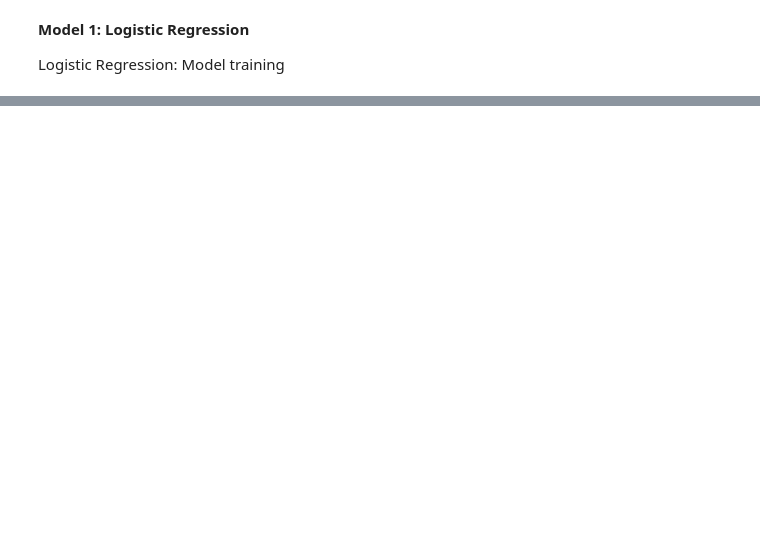
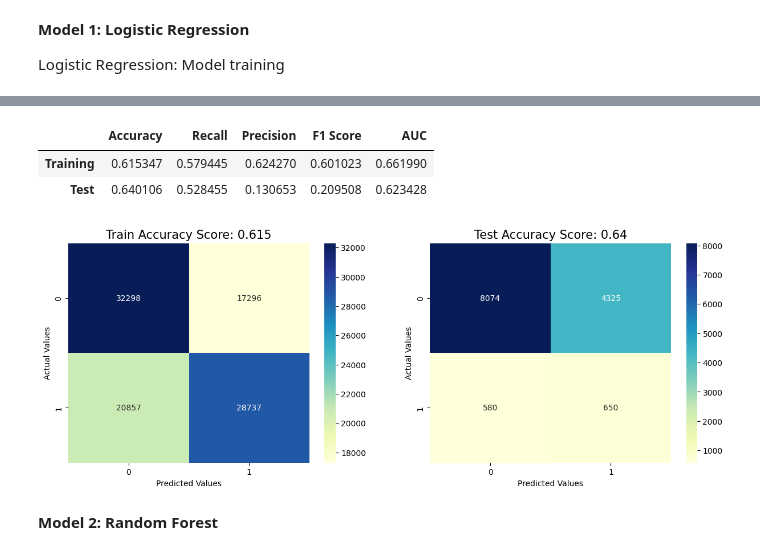
Before and after one commit to madokahazemi/diabetes-readmission-prediction, a Jupyter notebook: code/Prediction on Hospital Readmission.ipynb, the cells around one changed output, grey strips where cells are left out. Cells and saved outputs as stored; diff of their text form; code cells hidden in the pictures; blank space fills up the shorter version.

Commit message:
Model training

```diff
--- a/code/Prediction on Hospital Readmission.ipynb
+++ b/code/Prediction on Hospital Readmission.ipynb
@@ -825,0 +803,13 @@ X_train_resampled, y_train_resampled = smote.fit_resample(X_train_preprocessed,
+# %%
+from imblearn.over_sampling import SMOTE
+from imblearn.pipeline import Pipeline as ImbPipeline
+
+# Assuming X_train_preprocessed and y_train are your features and target after preprocessing
+smote = SMOTE(random_state=42)
+X_resampled, y_resampled = smote.fit_resample(X_train_preprocessed, y_train)
+
+# Debugging: Check the shape of the resampled data
+print(f"Original X_train shape: {X_train_preprocessed.shape}")
+print(f"Resampled X_train shape: {X_resampled.shape}")
+print(f"Original y_train distribution: {y_train.value_counts()}")
+print(f"Resampled y_train distribution: {pd.Series(y_resampled).value_counts()}")
@@ -825,0 +827,6 @@ X_train_resampled, y_train_resampled = smote.fit_resample(X_train_preprocessed,
+# %%
+X_train = X_resampled
+y_train = y_resampled
+
+X_test = X_test_preprocessed
+y_test = y_test
@@ -986,0 +840,54 @@ ROC AUC Score: 0.6325163913319579
+# %%
+# Train logistic regression model
+log_model = LogisticRegression(solver="liblinear", class_weight="balanced", random_state=42).fit(X_train, y_train)
+y_train_preds = log_model.predict_proba(X_train)[:,1]
+y_test_preds = log_model.predict_proba(X_test)[:,1]
+# %%
+# Compare metrics between training and validation
+thresh = 0.5
+training_metrics = {
+    "Accuracy": accuracy_score(y_train, (y_train_preds > thresh)),
+    "Recall": recall_score(y_train, (y_train_preds > thresh)),
+    "Precision": precision_score(y_train, (y_train_preds > thresh)),
+    "F1 Score": f1_score(y_train, (y_train_preds > thresh)),
+    "AUC": roc_auc_score(y_train, y_train_preds)
+}
+
+test_metrics = {
+    "Accuracy": accuracy_score(y_test, (y_test_preds > thresh)),
+    "Recall": recall_score(y_test, (y_test_preds > thresh)),
+    "Precision": precision_score(y_test, (y_test_preds > thresh)),
+    "F1 Score": f1_score(y_test, (y_test_preds > thresh)),
+    "AUC": roc_auc_score(y_test, y_test_preds)
+}
+
+pd.DataFrame([training_metrics, test_metrics], index=["Training", "Test"])
+# %% [output]
+|  | Accuracy | Recall | Precision | F1 Score | AUC |
+| Training | 0.615347 | 0.579445 | 0.624270 | 0.601023 | 0.661990 |
+| Test | 0.640106 | 0.528455 | 0.130653 | 0.209508 | 0.623428 |
+# %%
+# Confusion Matrix
+
+predictions = log_model.predict(X_train)
+train_score = round(accuracy_score(y_train, predictions), 3)
+cm_train = confusion_matrix(y_train, predictions)
+
+predictions = log_model.predict(X_test)
+test_score = round(accuracy_score(y_test, predictions), 3)
+cm_test = confusion_matrix(y_test, predictions)
+
+fig, (ax1,ax2) = plt.subplots(nrows=1,ncols=2,figsize=(15,5))
+sns.heatmap(cm_train, annot=True, fmt=".0f",ax=ax1, cmap="YlGnBu")
+ax1.set_xlabel('Predicted Values')
+ax1.set_ylabel('Actual Values')
+ax1.set_title('Train Accuracy Score: {0}'.format(train_score), size = 15)
+sns.heatmap(cm_test, annot=True, fmt=".0f",ax=ax2, cmap="YlGnBu")
+ax2.set_xlabel('Predicted Values')
+ax2.set_ylabel('Actual Values')
+ax2.set_title('Test Accuracy Score: {0}'.format(test_score), size = 15)
+plt.show()
+# %% [output]
+[figure, added]
+# %% [markdown]
+__Model 2: Random Forest__
```
Also changed, not shown: parts of 28 cells of this notebook.
